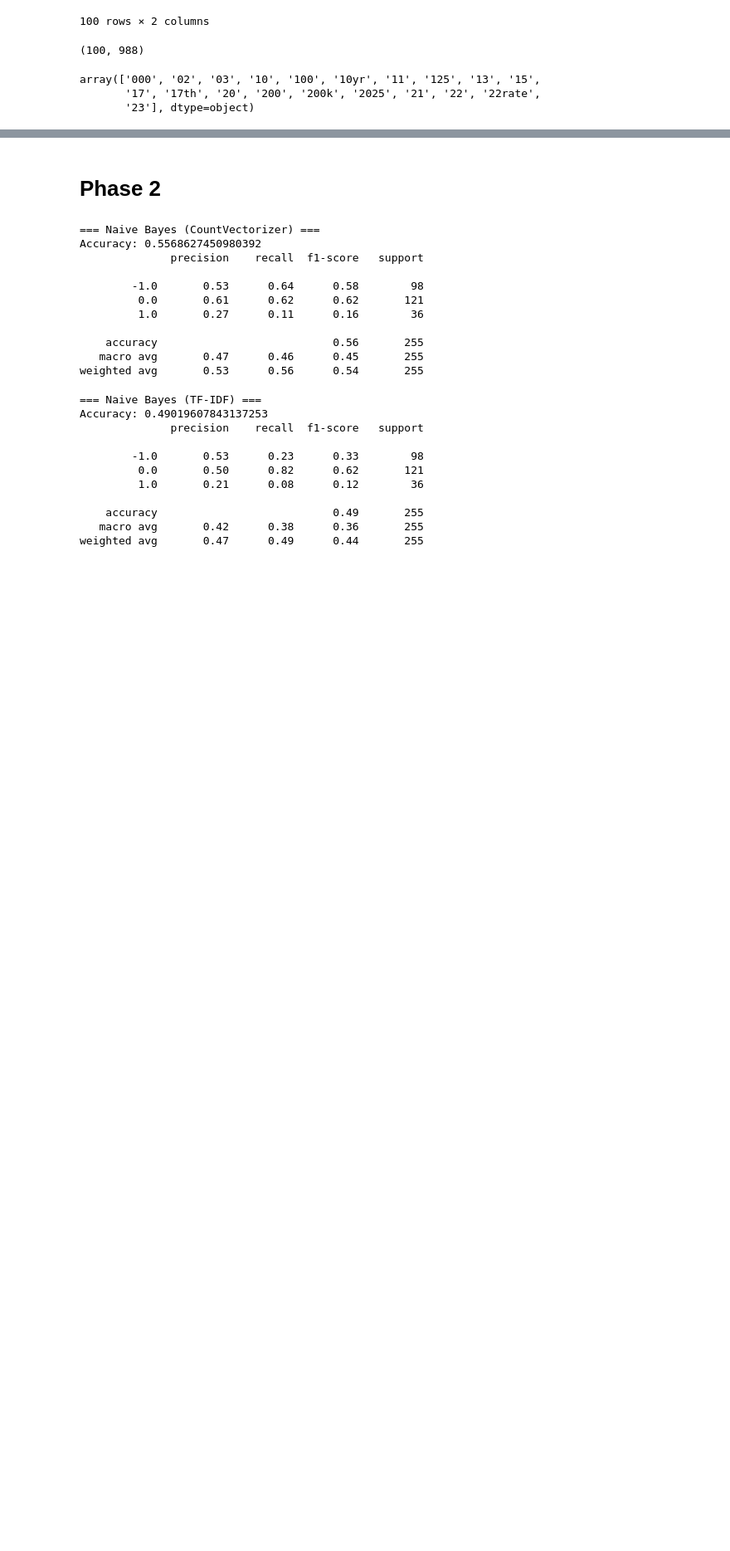
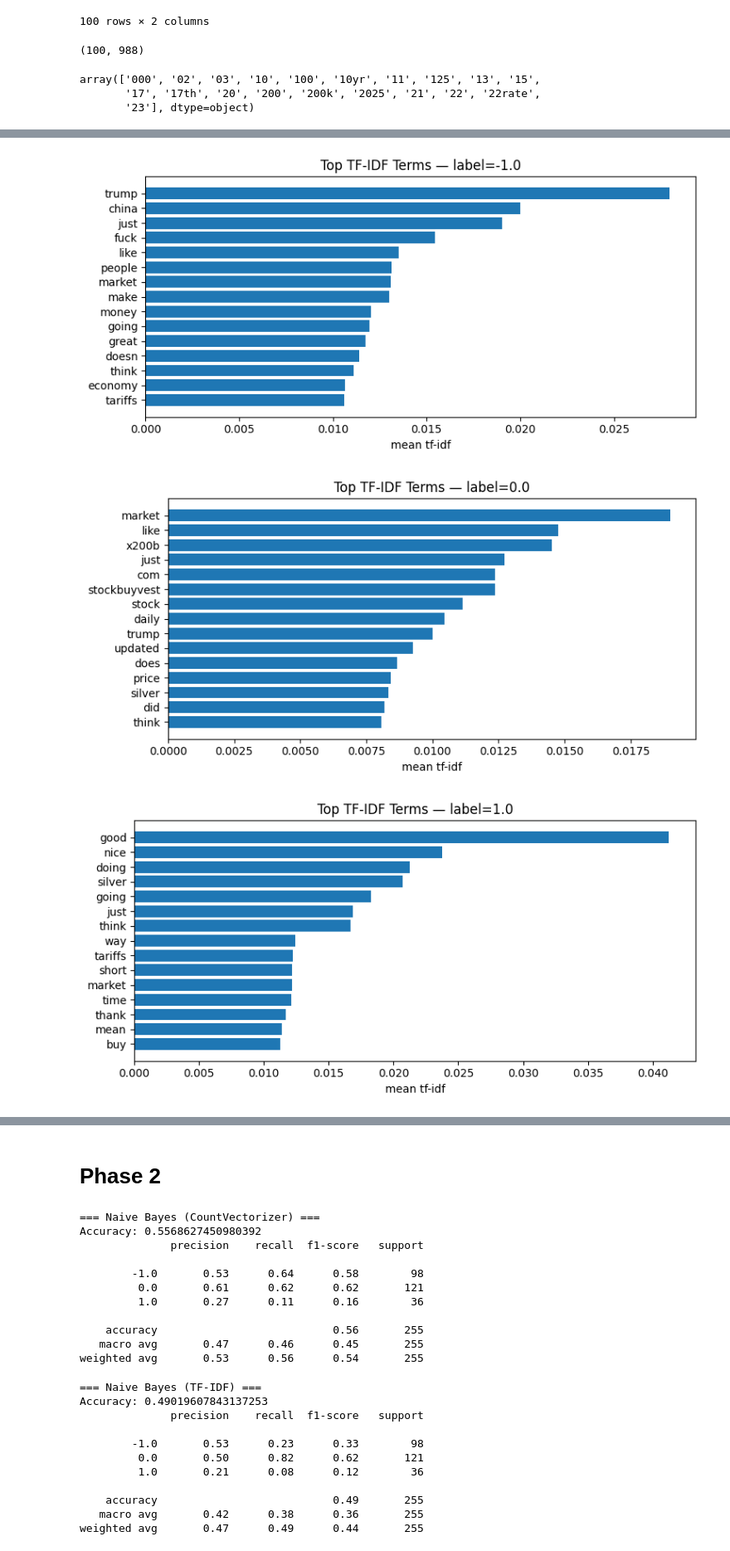
Before and after one commit to welly2140/DM2025-Lab1-Exercise, a Jupyter notebook: DM2025-Lab1-Homework.ipynb, the cells around one changed output, grey strips where cells are left out. Shown at 83% size. Drawn from its saved outputs; the diff is of its cells as text; code cells hidden in the pictures; blank space fills up the shorter version.

```diff
--- a/DM2025-Lab1-Homework.ipynb
+++ b/DM2025-Lab1-Homework.ipynb
@@ -183,0 +206,28 @@ plt.show()
+# %%
+# Top TF-IDF terms per label
+from sklearn.feature_extraction.text import TfidfVectorizer
+
+tfidf = TfidfVectorizer(stop_words='english', max_features=5000)
+X_tfidf = tfidf.fit_transform(df['text'].astype(str))
+vocab = np.array(tfidf.get_feature_names_out())
+
+def plot_top_tfidf_per_label(df, X, vocab, topk=15):
+    labels = df['label'].unique()
+    for lab in labels:
+        idx = np.where(df['label'].values == lab)[0]
+        if len(idx) == 0:
+            continue
+        class_mean = np.asarray(X[idx].mean(axis=0)).ravel()
+        top_idx = class_mean.argsort()[-topk:][::-1]
+        plt.figure(figsize=(8,4))
+        plt.barh(vocab[top_idx][::-1], class_mean[top_idx][::-1])
+        plt.title(f"Top TF-IDF Terms — label={lab}")
+        plt.xlabel("mean tf-idf")
+        plt.tight_layout()
+        plt.show()
+
+plot_top_tfidf_per_label(df, X_tfidf, vocab, topk=15)
+# %% [output]
+[figure, added]
+[figure, added]
+[figure, added]
```
Also changed, not shown: parts of 7 cells of this notebook.
